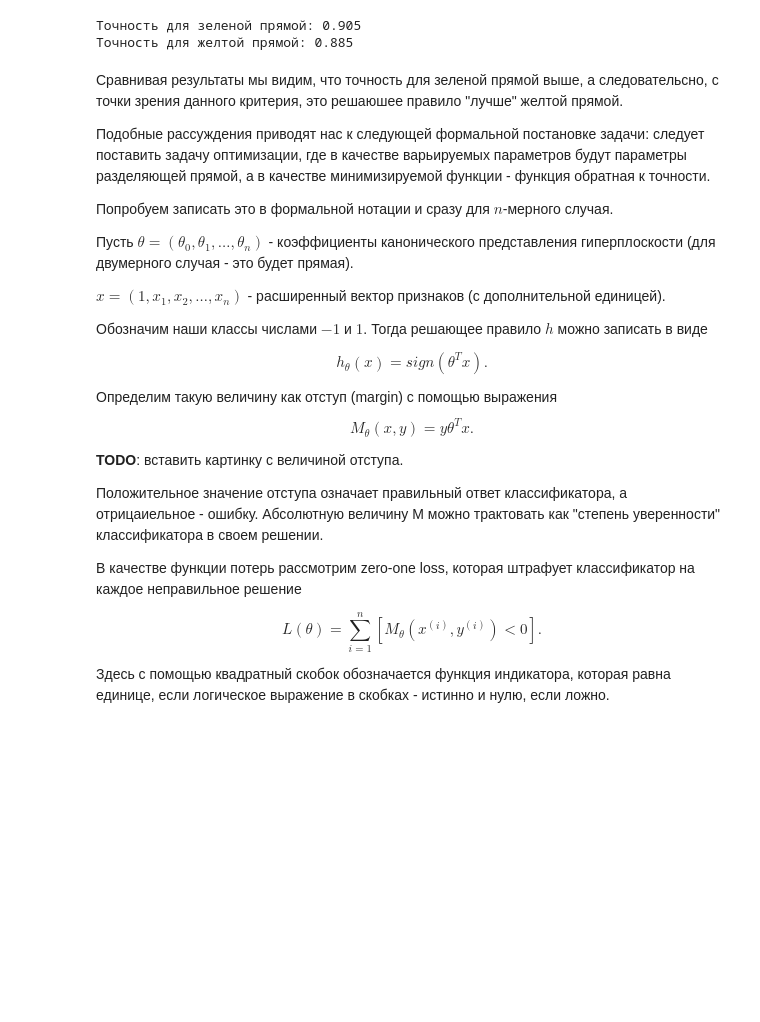
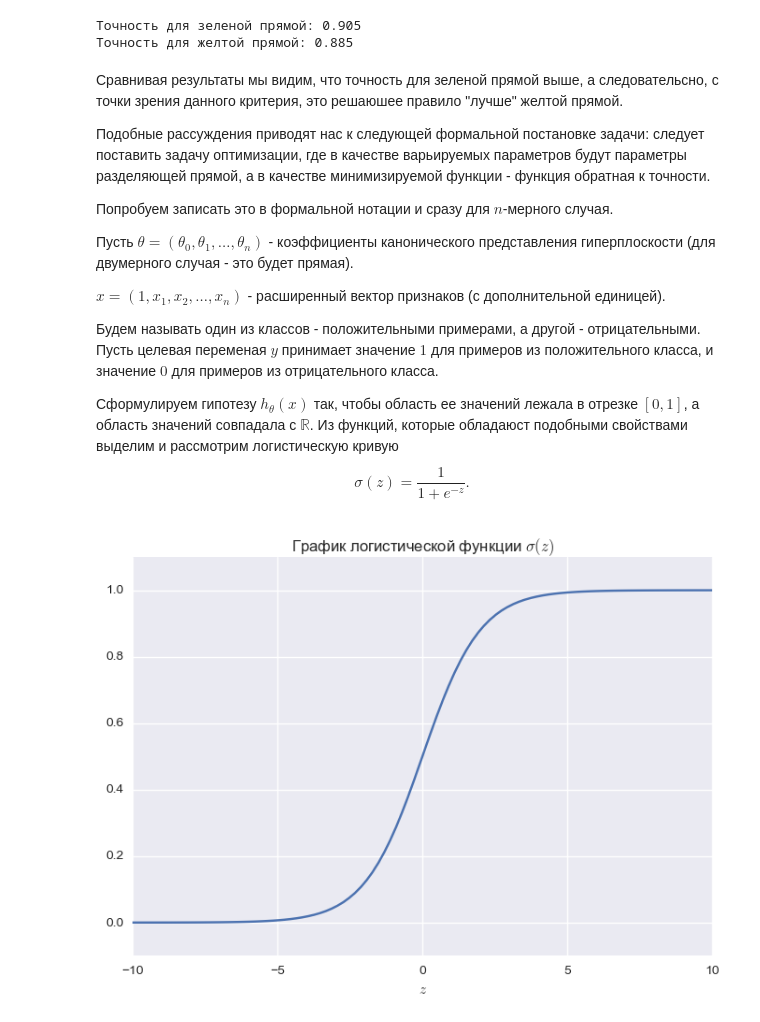
Before and after one commit to sdukshis/ml-intro, a Jupyter notebook: notebooks/LogisticRegression.ipynb, the cells around one changed output. Drawn from its saved outputs; the diff is of its cells as text; code cells hidden in the pictures; blank space fills up the shorter version.

```diff
--- a/notebooks/LogisticRegression.ipynb
+++ b/notebooks/LogisticRegression.ipynb
@@ -101,25 +101,20 @@ print("Точность для желтой прямой: {}".format(acc[1]))
 
 $x = (1, x_1, x_2, \dots, x_n)$ - расширенный вектор признаков (с дополнительной единицей).
 
-Обозначим наши классы числами $-1$ и $1$. Тогда решающее правило $h$ можно записать в виде
 
+Будем называть один из классов - положительными примерами, а другой - отрицательными. Пусть целевая переменая $y$ принимает значение $1$ для примеров из положительного класса, и значение $0$ для примеров из отрицательного класса.
+
+
+Сформулируем гипотезу $h_\theta(x)$ так, чтобы область ее значений лежала в отрезке $[0, 1]$, а область значений совпадала с $\mathbb{R}$. Из функций, которые обладаюст подобными свойствами выделим и рассмотрим логистическую кривую
 $$
-h_{\theta}(x) = sign(\theta^Tx).
+\sigma(z) = \frac{1}{1 + e^{-z}}.
 $$
-
-Определим такую величину как отступ (margin) с помощью выражения
-$$
-M_{\theta}(x, y) = y\theta^Tx.
-$$
-
-**TODO**: вставить картинку с величиной отступа.
-
-Положительное значение отступа означает правильный ответ классификатора, а отрицаиельное - ошибку. Абсолютную величину M можно трактовать как "степень уверенности" классификатора в своем решении.
-
-В качестве функции потерь рассмотрим zero-one loss, которая штрафует классификатор на каждое неправильное решение
-
-$$
-L(\theta) = \sum\limits_{i=1}^{n}[M_\theta(x^{(i)}, y^{(i)}) < 0].
-$$
-
-Здесь с помощью квадратный скобок обозначается функция индикатора, которая равна единице, если логическое выражение в скобках - истинно и нулю, если ложно.
+# %%
+z = np.linspace(-10, 10, 100)
+sigma = 1/(1+np.exp(-z))
+plt.plot(z, sigma)
+plt.ylim(-0.1, 1.1)
+plt.xlabel('$z$')
+_ = plt.title('График логистической функции $\sigma(z)$')
+# %% [output]
+[figure, added]
```
Also changed, not shown: parts of 42 cells of this notebook.
